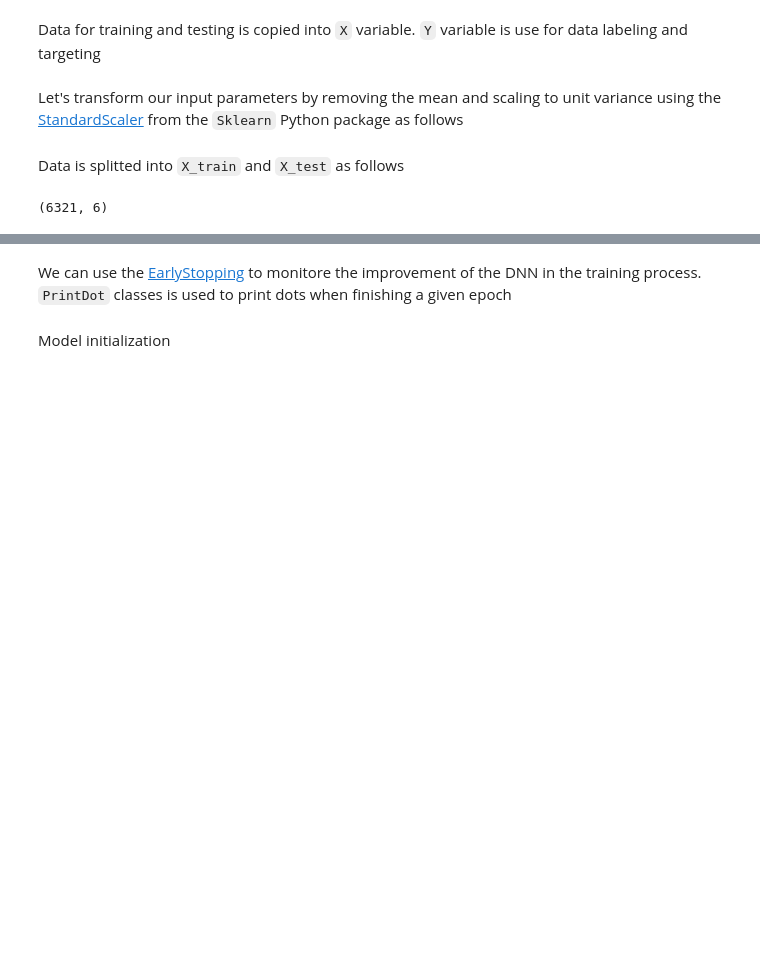
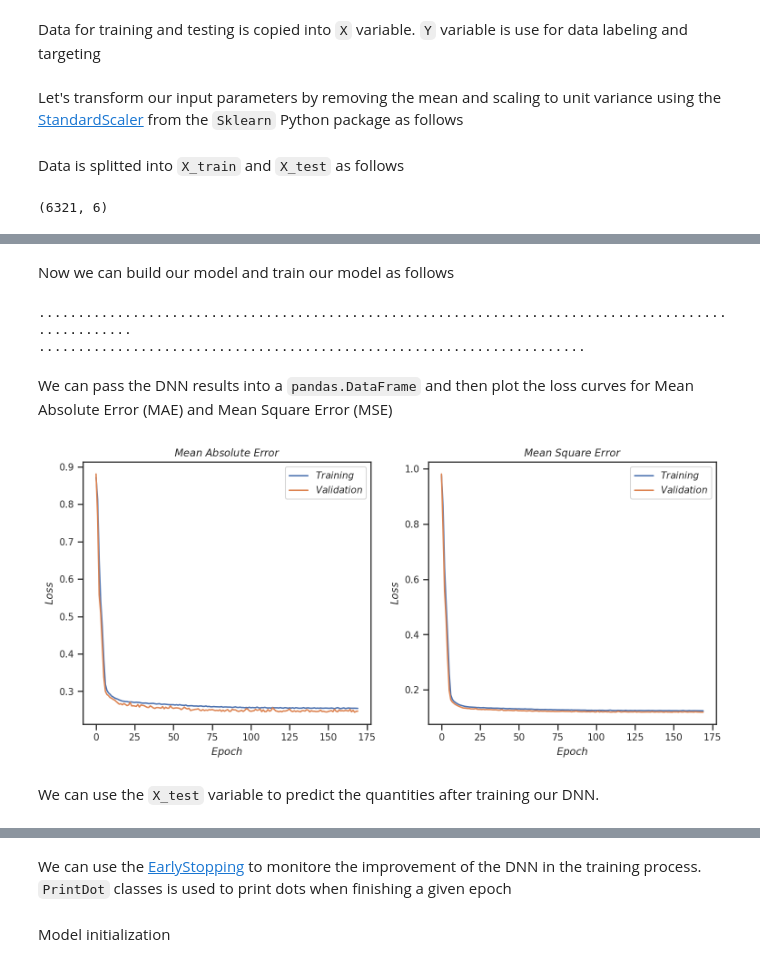
Before and after one commit to aladinor/Ladino_et_al_2025_DNN_PSD_retrieval, a Jupyter notebook: notebooks/3.PSD_DNN_Training.ipynb, the cells around one changed output, grey strips where cells are left out. Cells and saved outputs as stored; diff of their text form; code cells hidden in the pictures; blank space fills up the shorter version.

```diff
--- a/notebooks/3.PSD_DNN_Training.ipynb
+++ b/notebooks/3.PSD_DNN_Training.ipynb
@@ -108,0 +161,2 @@ Now, we define a function that represents our DNN in [Tensorflow](https://www.te
+# %% [markdown]
+Now we can build our model and train our model as follows
@@ -108,0 +165,56 @@ Now, we define a function that represents our DNN in [Tensorflow](https://www.te
+# %%
+EPOCHS = 500
+
+history = model.fit(
+    x=X_train[:, :2],
+    y=X_train[:, 3:],
+
+    validation_split=0.1,
+    epochs=EPOCHS,
+    batch_size=128,
+    verbose=0,
+    callbacks=[
+        PrintDot(),
+        early_stop
+    ]
+)
+# %% [output]
+....................................................................................................
+......................................................................
+# %% [markdown]
+We can pass the DNN results into a `pandas.DataFrame` and then plot the loss curves for Mean Absolute Error (MAE) and Mean Square Error (MSE)
+# %%
+hist = pd.DataFrame(history.history)
+fig, (ax, ax1) = plt.subplots(1, 2, figsize=(12, 5))
+hist['epoch'] = history.epoch
+
+
+ax.set_xlabel(r'$Epoch$')
+ax.set_ylabel(r'$Loss$')
+ax.set_title(r'$Mean \ Absolute \  Error$')
+ax.plot(hist['epoch'], hist['mae'], label='$Training$')
+try:
+    ax.plot(hist['epoch'], hist['val_mae'], label=r'$Validation$')
+except KeyError:
+    pass
+# plt.ylim([0,5])
+ax.legend()
+
+ax1.set_xlabel(r'$Epoch$')
+ax1.set_ylabel(r"$Loss$")
+ax1.set_title(r'$Mean \ Square \ Error$')
+ax1.plot(hist['epoch'], hist['mse'],
+         label=r'$Training$')
+try:
+    ax1.plot(hist['epoch'], hist['val_mse'],
+              label=r'$Validation$')
+except KeyError:
+    pass
+# plt.ylim([0,3])
+ax1.legend()
+plt.savefig(f"{path}/images/loss_two_inputs.jpeg",  bbox_inches="tight")
+plt.show()
+# %% [output]
+[figure, added]
+# %% [markdown]
+We can use the `X_test` variable to predict the quantities after training our DNN.
```
Also changed, not shown: parts of 32 cells of this notebook.
